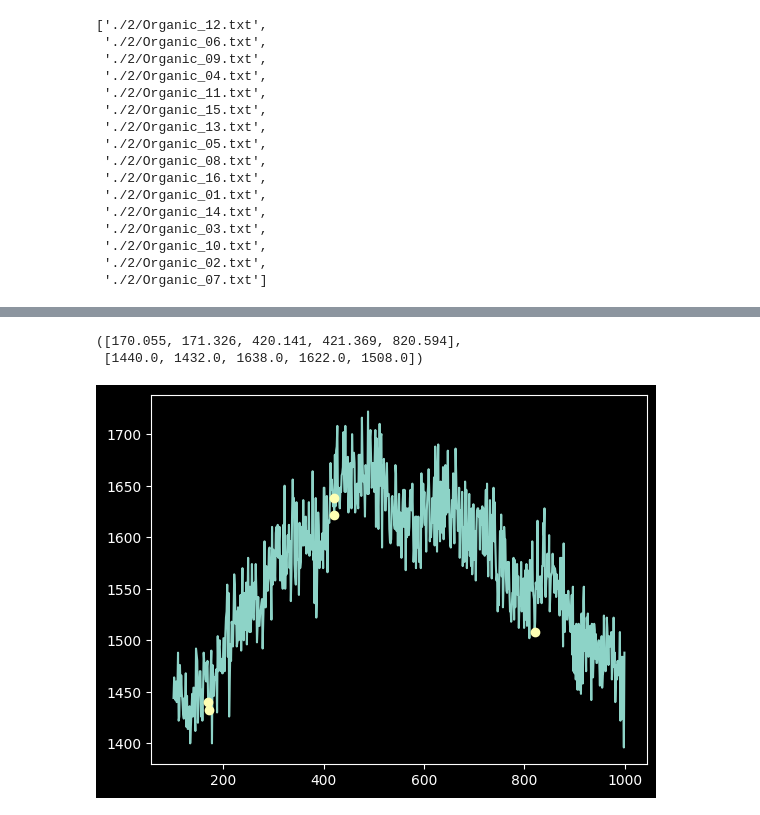
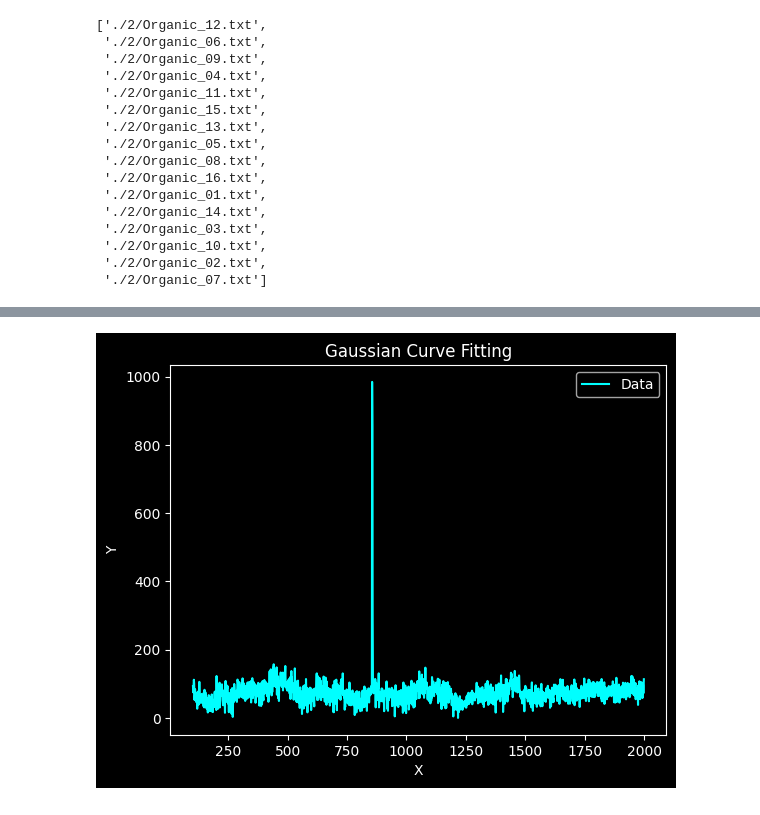
Before and after one commit to oftavira/raman, a Jupyter notebook: raman.ipynb, the cells around one changed output, grey strips where cells are left out. Drawn from its saved outputs; the diff is of its cells as text; code cells hidden in the pictures.

```diff
--- a/raman.ipynb
+++ b/raman.ipynb
@@ -395,4 +457,4 @@ class RamanSpectrum:
         self.popt = popt
         plt.clf()
 # %%
-f = RamanSpectrum(files[0])
+test = RamanSpectrum(files[2])
@@ -414,6 +461,36 @@ lss.append([i for i in range(820,822)])
-# %%
-f.plotpoints(lss)
-# %% [output]
-([170.055, 171.326, 420.141, 421.369, 820.594],
- [1440.0, 1432.0, 1638.0, 1622.0, 1508.0])
-[figure, removed]
+# %%
+import numpy as np
+from scipy.optimize import curve_fit
+import matplotlib.pyplot as plt
+
+# Define the Gaussian function
+def gaussian(x, amplitude, mean, stddev):
+    return amplitude * np.exp(-((x - mean) / stddev) ** 2)
+
+def fit_raman(raman):
+    # Generate some sample data
+    x_ = raman.x
+    y_ = raman.y
+
+    # Fit the data to the Gaussian function
+    popt, pcov = curve_fit(gaussian, x_, y_, p0=[100, 100, 100])
+
+    # Retrieve the optimized parameters
+    amplitude, mean, stddev = popt
+
+    y_fit = gaussian(x_, amplitude, mean, stddev)
+    y_new = y_ - y_fit
+
+    # Plot the original data and the fitted curve
+    plt.plot(x_, y_new - min(y_new) , 'r-', color='cyan',label='Data')
+    # plt.plot(xf, y_fit,color='red', label='Fit')
+    plt.legend()
+    plt.xlabel('X')
+    plt.ylabel('Y')
+    plt.title('Gaussian Curve Fitting')
+    plt.show()
+    return x_, y_new - min(y_new)
+# %%
+a,b = fit_raman(test)
+# %% [output]
+[figure, added]
```
Also changed, not shown: parts of 10 cells of this notebook, 16 other files.
